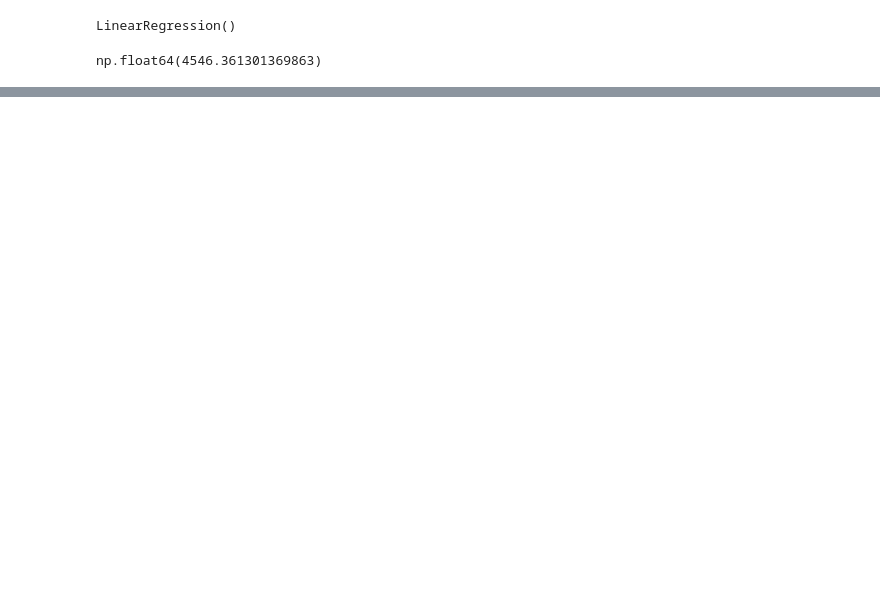
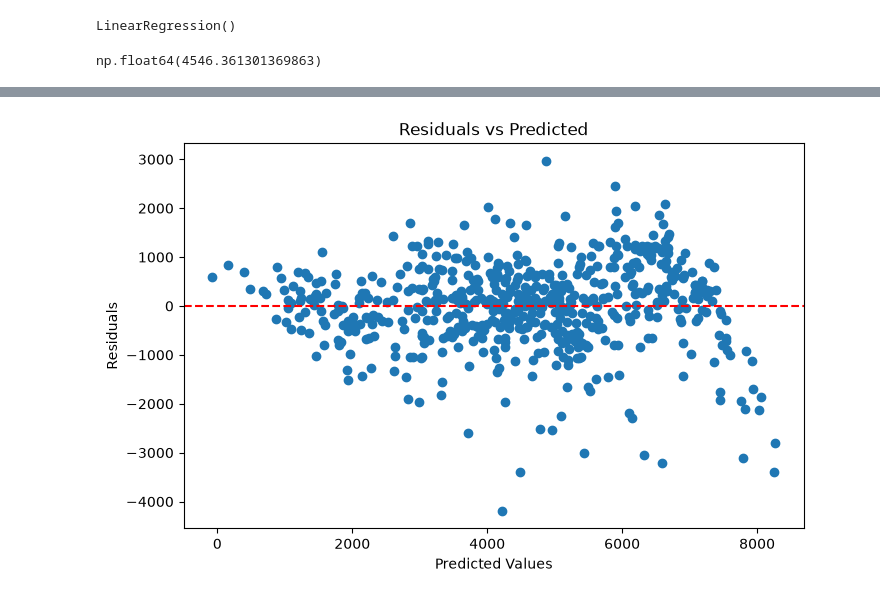
Before and after one commit to purnima928/LogicMojo-AI-ML-June26-Purnima928, a Jupyter notebook: notebooks/bike_rental.ipynb, the cells around one changed output, grey strips where cells are left out. Cells and saved outputs as stored; diff of their text form; code cells hidden in the pictures; blank space fills up the shorter version.

```diff
--- a/notebooks/bike_rental.ipynb
+++ b/notebooks/bike_rental.ipynb
@@ -449,3 +460,24 @@ coef_df.sort_values("Abs_Coefficient", ascending=False)
 # atemp, yr and season have the highest impact on bike rentals, followed by temp and mnth. The other features have a relatively lower impact on bike rentals.
 # one important point is that atemp and temp were highly correlated, so we can drop one of them.
 # We can drop temp as atemp is a better representation of the temperature felt by the human body and see if training the model with atemp instead of temp improves the performance of the model.
+# %%
+
+train_residuals = y_train - y_pred_train
+
+test_residuals = y_test - y_pred_test
+
+import matplotlib.pyplot as plt
+
+plt.figure(figsize=(8,5))
+
+plt.scatter(y_pred_train, train_residuals)
+
+plt.axhline(0, color='red', linestyle='--')
+
+plt.xlabel("Predicted Values")
+plt.ylabel("Residuals")
+plt.title("Residuals vs Predicted")
+
+plt.show()
+# %% [output]
+[figure, added]
```
Also changed, not shown: parts of 12 cells of this notebook.
